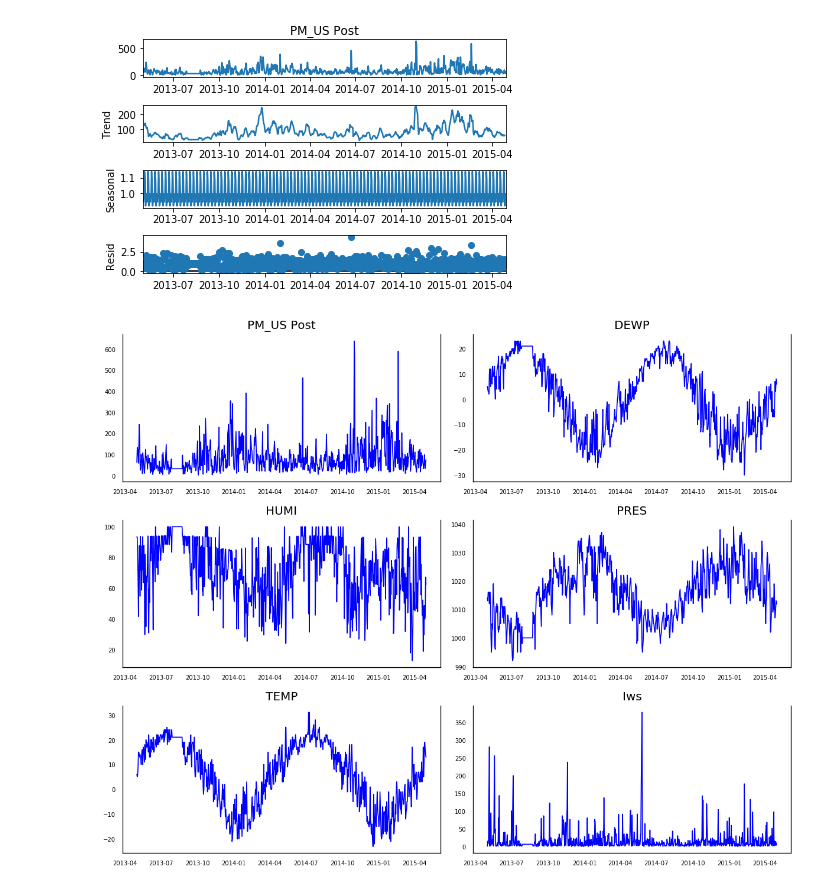
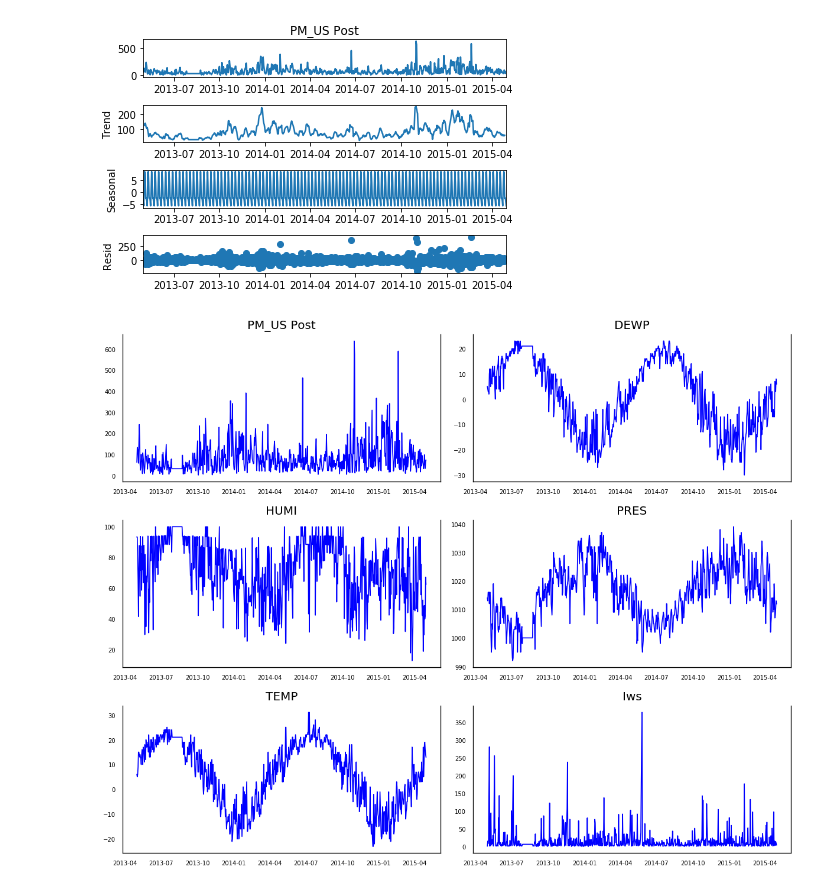
Before and after one commit to A-Y-Yang/Math-564-Time-Series-PM2.5-China-master, a Jupyter notebook: VAR/Shenyang-(daily)-(VAR).ipynb, the cells around one changed output. Drawn from its saved outputs; the diff is of its cells as text; code cells hidden in the pictures.

```diff
--- a/VAR/Shenyang-(daily)-(VAR).ipynb
+++ b/VAR/Shenyang-(daily)-(VAR).ipynb
@@ -48,10 +48,10 @@ Shenyang_13 = Shenyang_1[(Shenyang_1['Time'] >=pd.to_datetime('20130501030000'))
 Shenyang_13 = Shenyang_13.set_index(Shenyang_13.index).asfreq('D')
 # %%
 split_result = seasonal_decompose(Shenyang_13['PM_US Post'],
-                            model ='multiplicative')
+                            model ='additive')
 split_result.plot();
 # %% [output]
-[figure, old version]
+[figure, new version]
 # %%
 # Split data into train / test sets
 dataset = Shenyang_13[['PM_US Post','DEWP','HUMI','PRES', 'TEMP', 'Iws']]
```
Also changed, not shown: parts of 14 cells of this notebook, 5 other files.
